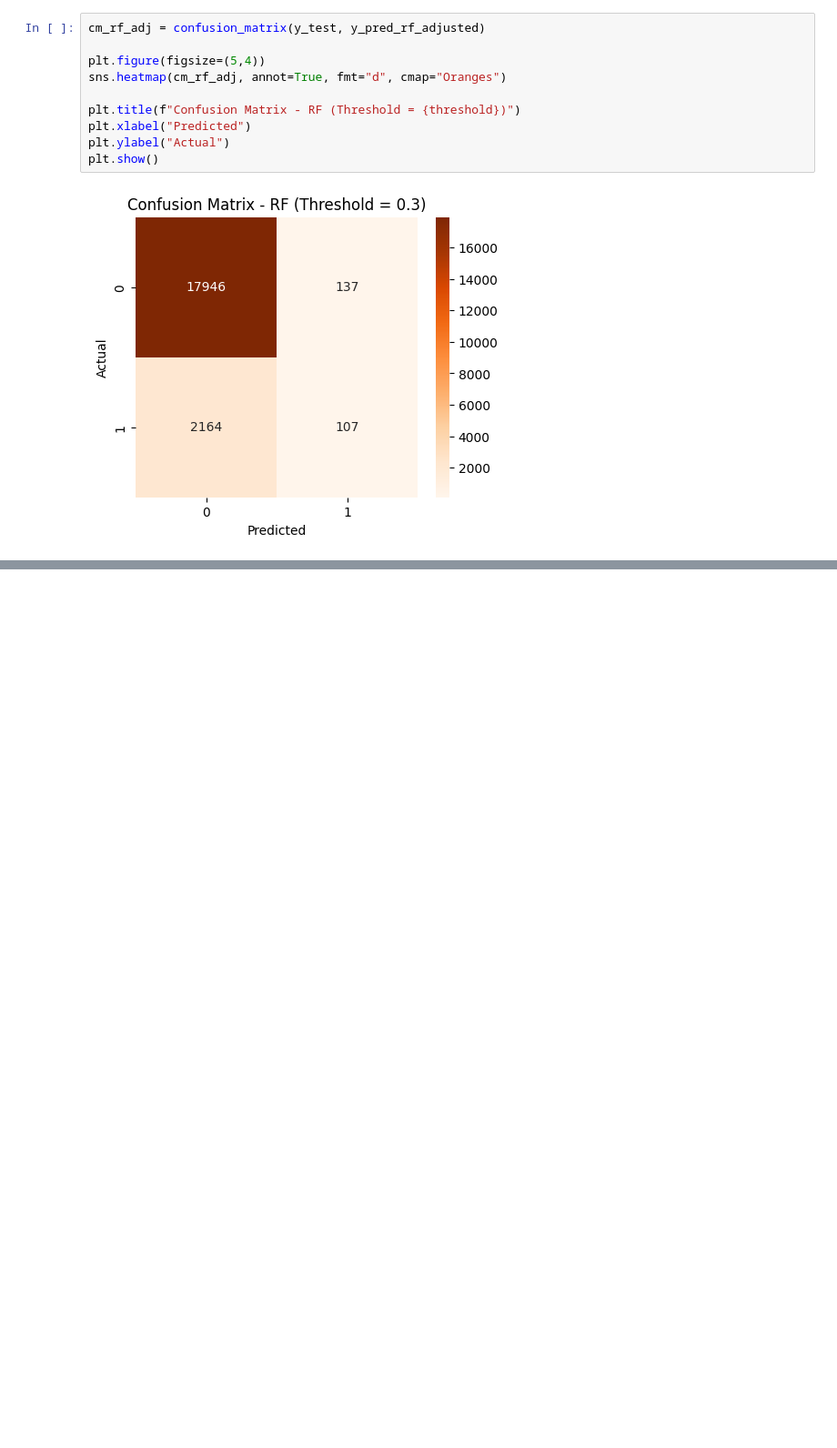
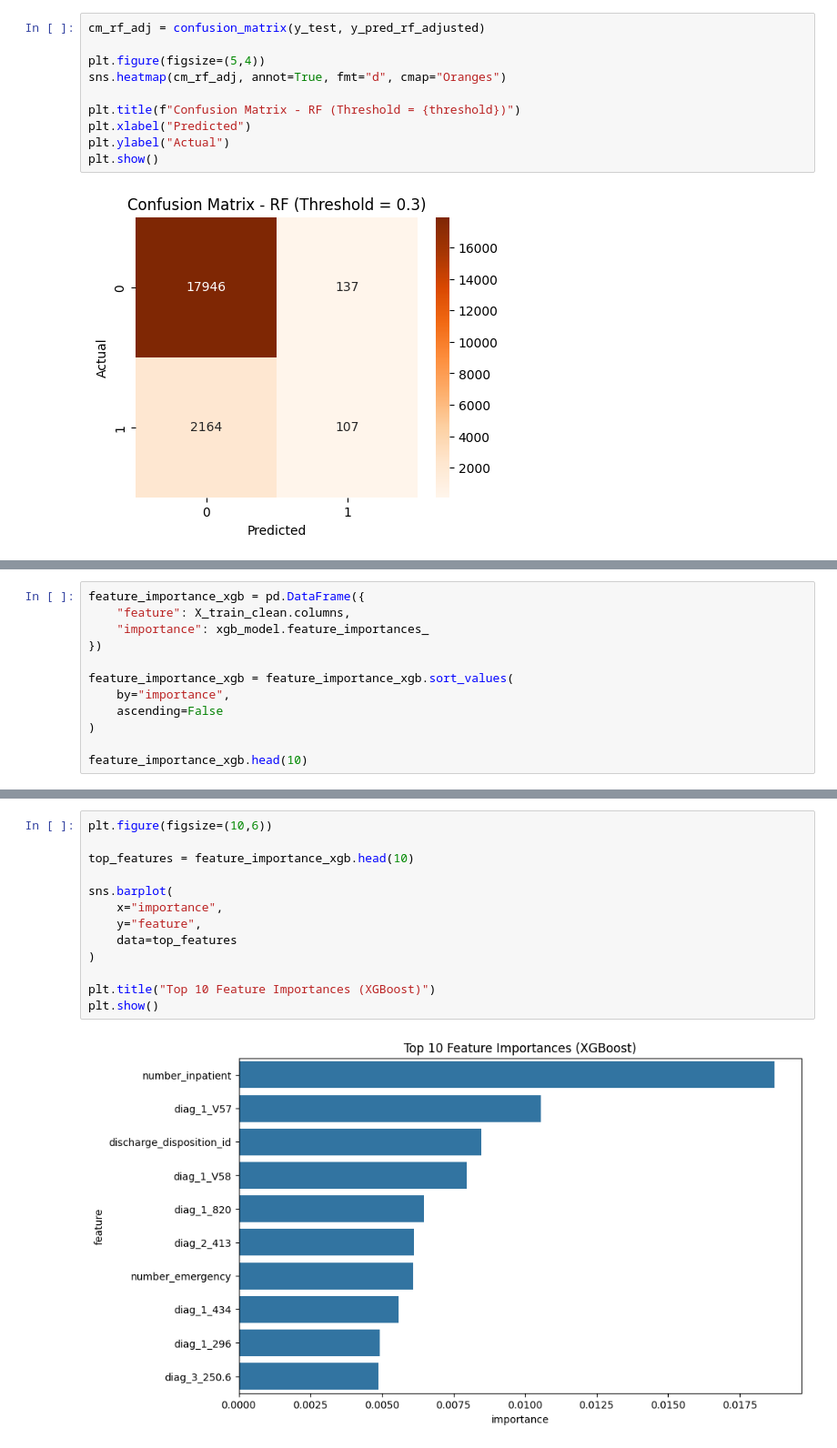
Before and after one commit to Ari-healthcare-data/Diabetes-Readmission-Risk, a Jupyter notebook: notebooks/04_modeling.ipynb, the cells around one changed output, grey strips where cells are left out. Shown at 91% size. Saved outputs shown, nothing was run; the diff lists cells and outputs as text; blank space fills up the shorter version.

```diff
--- a/notebooks/04_modeling.ipynb
+++ b/notebooks/04_modeling.ipynb
@@ -349,0 +437,12 @@ plt.show()
+# %%
+feature_importance_xgb = pd.DataFrame({
+    "feature": X_train_clean.columns,
+    "importance": xgb_model.feature_importances_
+})
+
+feature_importance_xgb = feature_importance_xgb.sort_values(
+    by="importance",
+    ascending=False
+)
+
+feature_importance_xgb.head(10)
@@ -349,0 +461,15 @@ plt.show()
+# %%
+plt.figure(figsize=(10,6))
+
+top_features = feature_importance_xgb.head(10)
+
+sns.barplot(
+    x="importance",
+    y="feature",
+    data=top_features
+)
+
+plt.title("Top 10 Feature Importances (XGBoost)")
+plt.show()
+# %% [output]
+[figure, added]
```
Also changed, not shown: parts of 11 cells of this notebook, 4 other files.
